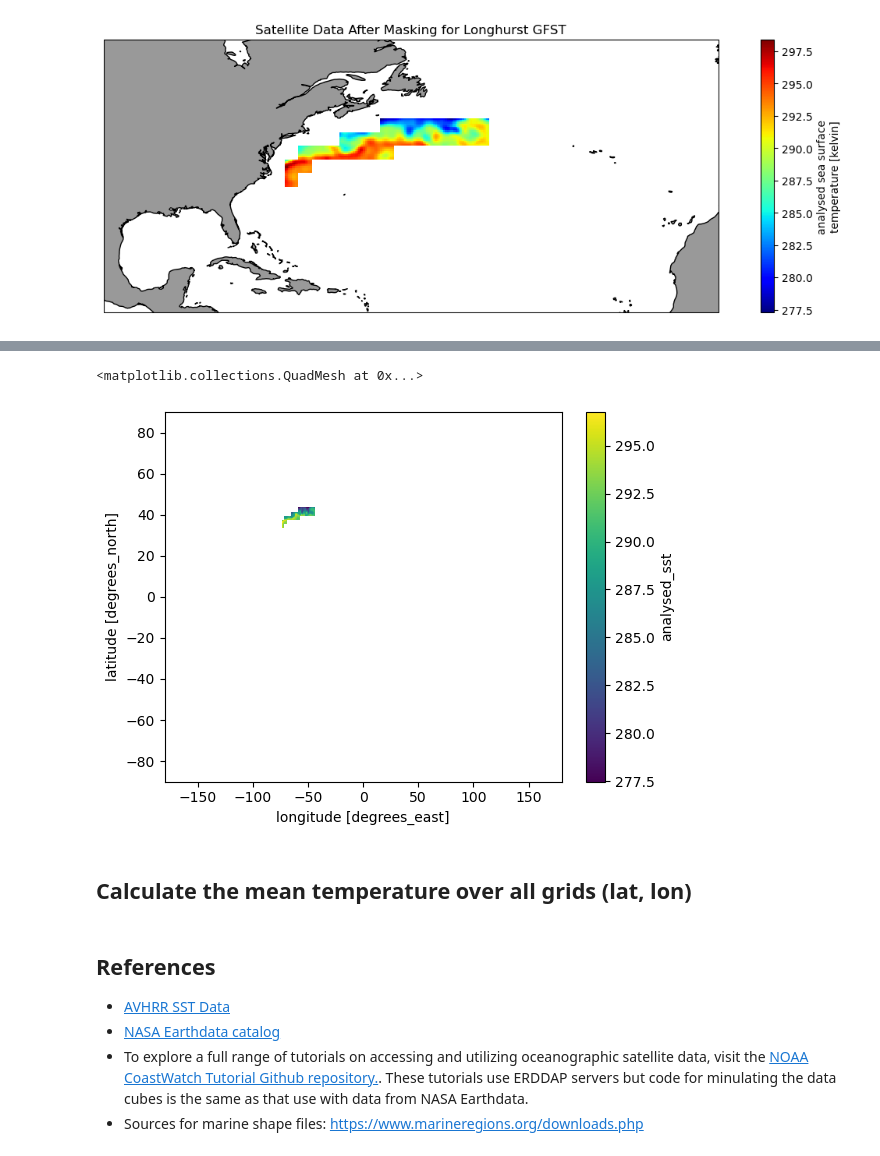
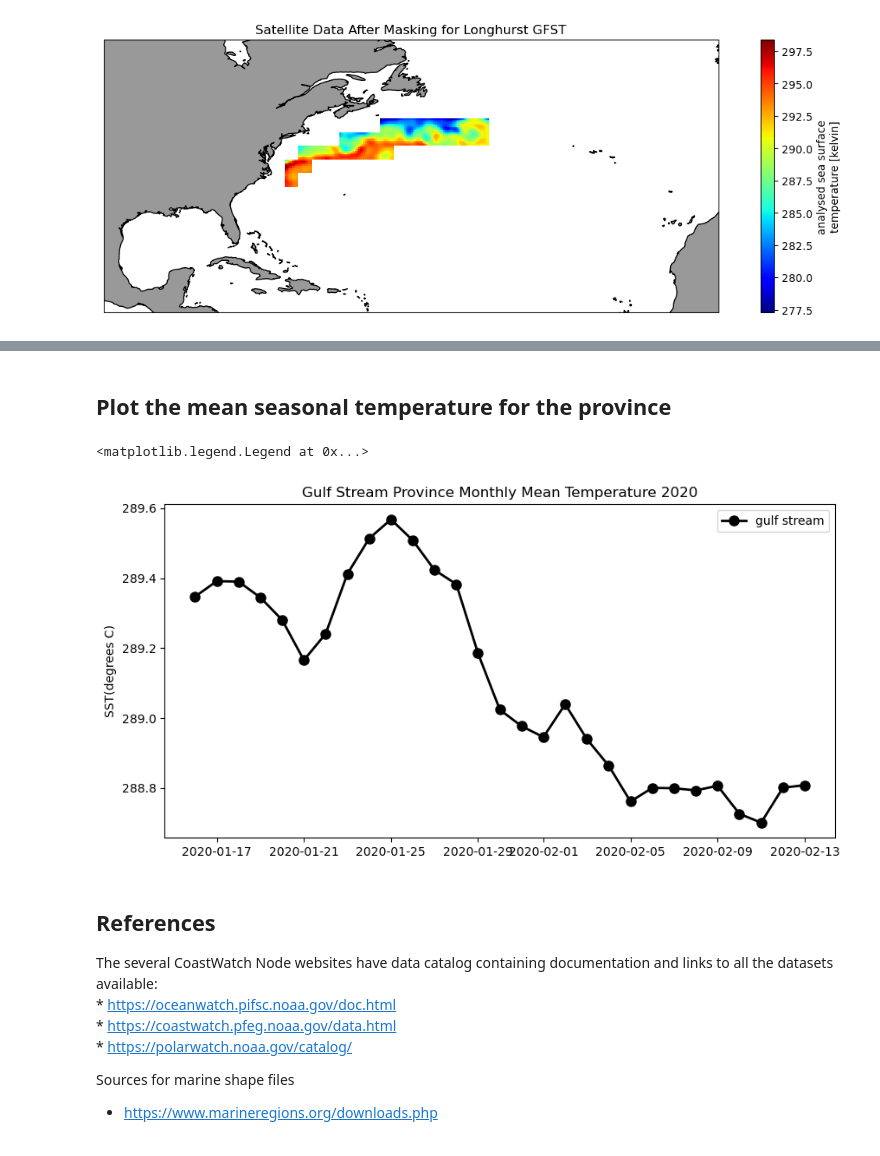
Before and after one commit to nmfs-opensci/EDMW-EarthData-Workshop-2024, a Jupyter notebook: tutorials/python/3-extract-satellite-data-within-boundary.ipynb, the cells around one changed output, grey strips where cells are left out. Drawn from its saved outputs; the diff is of its cells as text; code cells hidden in the pictures.

```diff
--- a/tutorials/python/3-extract-satellite-data-within-boundary.ipynb
+++ b/tutorials/python/3-extract-satellite-data-within-boundary.ipynb
@@ -253,11 +317,0 @@ Text(0.5, 1.0, 'Satellite Data After Masking for Longhurst GFST')
-# %%
-# Calculate mean over all time steps
-sst_mean_grid = masked_ds.mean(dim='time')
-
-# Map the SST mean
-sst_mean_grid.plot()
-# %% [output]
-<matplotlib.collections.QuadMesh at 0x...>
-[figure, removed]
-# %% [markdown]
-## Calculate the mean temperature over all grids (lat, lon)
@@ -280,7 +318,30 @@ plt.legend()
+# %% [markdown]
+## Plot the mean seasonal temperature for the province
+# %%
+gulf_stream_mean = masked_ds.mean(dim=['lat', 'lon'])
+# %%
+gulf_stream_mean
+
+plt.figure(figsize=(10, 5))
+# Plot the SeaWiFS data
+plt.plot_date(gulf_stream_mean.time,
+              gulf_stream_mean,
+              'o', markersize=8,
+              label='gulf stream', c='black',
+              linestyle='-', linewidth=2)
+
+plt.title('Gulf Stream Province Monthly Mean Temperature 2020')
+plt.ylabel('SST(degrees C)')
+plt.legend()
+# %% [output]
+<matplotlib.legend.Legend at 0x...>
+[figure, added]
 # %% [markdown]
 ## References
+The several CoastWatch Node websites have data catalog containing documentation and links to all the datasets available:
+    * https://oceanwatch.pifsc.noaa.gov/doc.html
+    * https://coastwatch.pfeg.noaa.gov/data.html
+    * https://polarwatch.noaa.gov/catalog/
 
-* [AVHRR SST Data](https://cmr.earthdata.nasa.gov/search/concepts/C2036881712-POCLOUD.html)
-* [NASA Earthdata catalog](https://search.earthdata.nasa.gov/search)
-* To explore a full range of tutorials on accessing and utilizing oceanographic satellite data, visit the [NOAA CoastWatch Tutorial Github repository.](https://github.com/coastwatch-training/CoastWatch-Tutorials). These tutorials use ERDDAP servers but code for minulating the data cubes is the same as that use with data from NASA Earthdata.
-* Sources for marine shape files: https://www.marineregions.org/downloads.php
+Sources for marine shape files
+* https://www.marineregions.org/downloads.php
```
Also changed, not shown: parts of 13 cells of this notebook, 30 other files.
